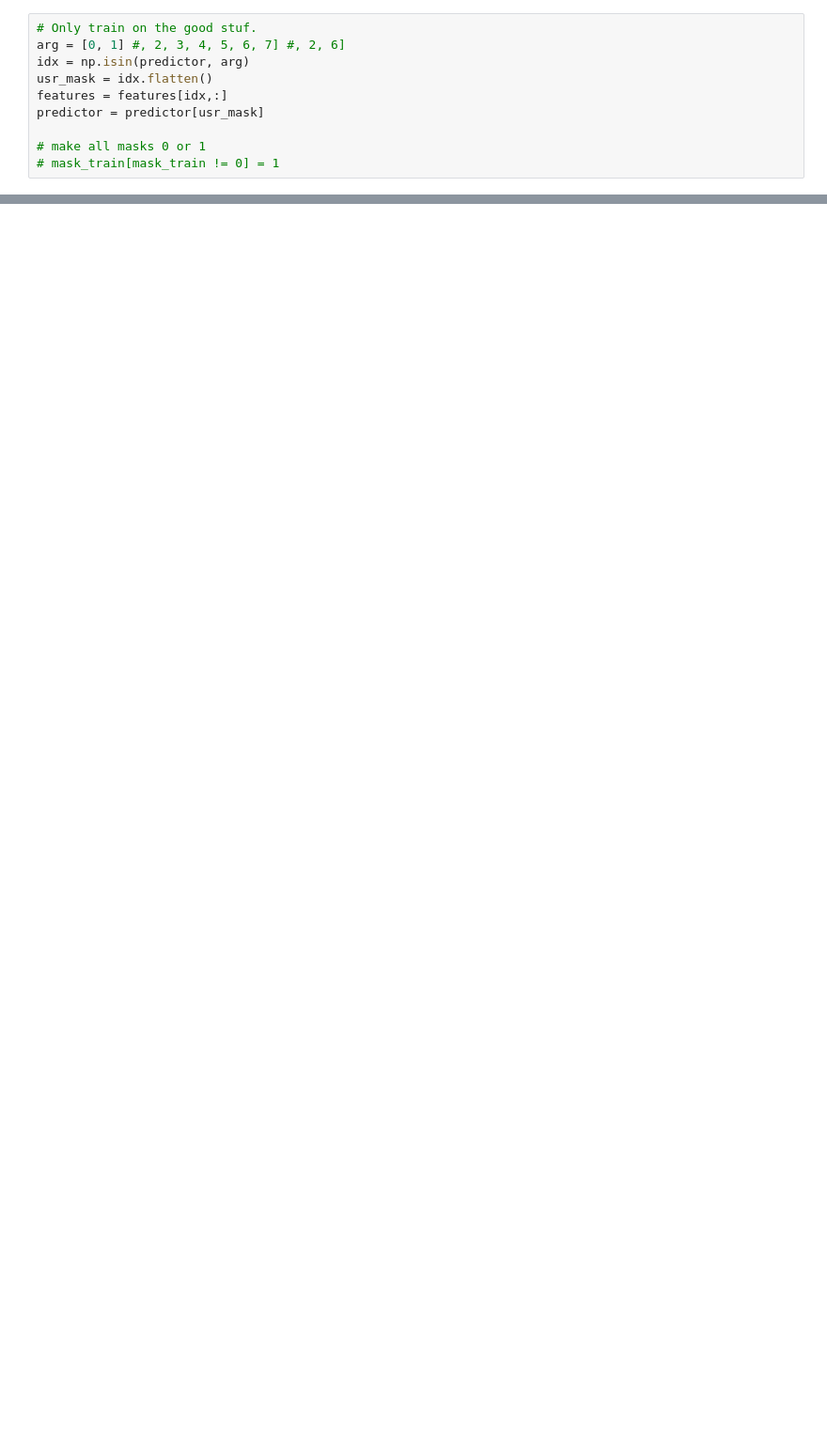
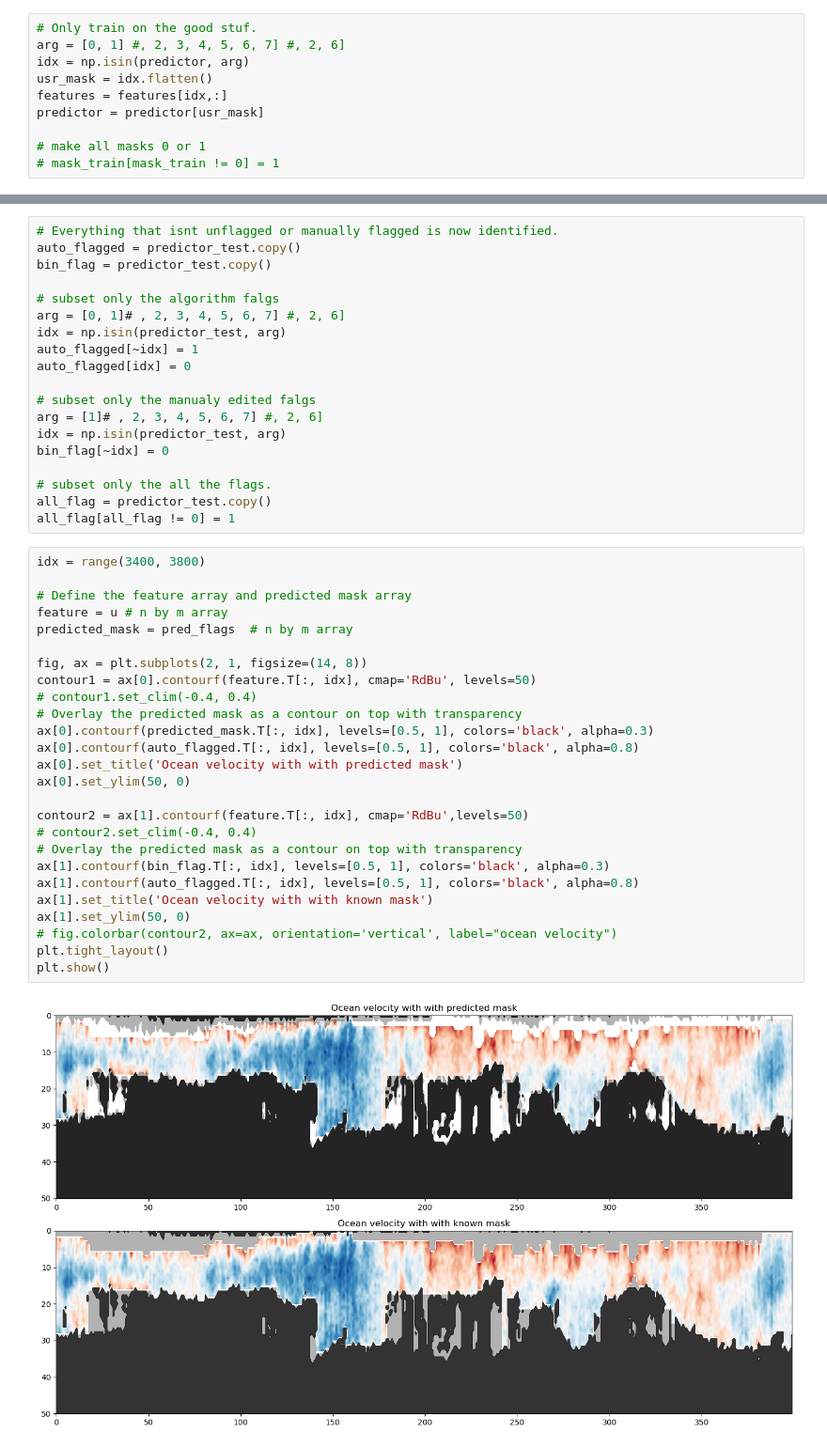
Before and after one commit to jamiesash/flag_model, a Jupyter notebook: bigdatalogh.ipynb, the cells around one changed output, grey strips where cells are left out. Shown at 94% size. Cells and saved outputs as stored; diff of their text form; blank space fills up the shorter version.

```diff
--- a/bigdatalogh.ipynb
+++ b/bigdatalogh.ipynb
@@ -77 +76,48 @@ predictor_test[predictor_test != 0] = 1
+# %%
+# Everything that isnt unflagged or manually flagged is now identified.
+auto_flagged = predictor_test.copy()
+bin_flag = predictor_test.copy()
+
+# subset only the algorithm falgs
+arg = [0, 1]# , 2, 3, 4, 5, 6, 7] #, 2, 6]
+idx = np.isin(predictor_test, arg)
+auto_flagged[~idx] = 1
+auto_flagged[idx] = 0
+
+# subset only the manualy edited falgs
+arg = [1]# , 2, 3, 4, 5, 6, 7] #, 2, 6]
+idx = np.isin(predictor_test, arg)
+bin_flag[~idx] = 0
+
+# subset only the all the flags.
+all_flag = predictor_test.copy()
+all_flag[all_flag != 0] = 1
+# %%
+idx = range(3400, 3800)
+
+# Define the feature array and predicted mask array
+feature = u # n by m array
+predicted_mask = pred_flags  # n by m array
+
+fig, ax = plt.subplots(2, 1, figsize=(14, 8))
+contour1 = ax[0].contourf(feature.T[:, idx], cmap='RdBu', levels=50)
+# contour1.set_clim(-0.4, 0.4)
+# Overlay the predicted mask as a contour on top with transparency
+ax[0].contourf(predicted_mask.T[:, idx], levels=[0.5, 1], colors='black', alpha=0.3)
+ax[0].contourf(auto_flagged.T[:, idx], levels=[0.5, 1], colors='black', alpha=0.8)
+ax[0].set_title('Ocean velocity with with predicted mask')
+ax[0].set_ylim(50, 0)
+
+contour2 = ax[1].contourf(feature.T[:, idx], cmap='RdBu',levels=50)
+# contour2.set_clim(-0.4, 0.4)
+# Overlay the predicted mask as a contour on top with transparency
+ax[1].contourf(bin_flag.T[:, idx], levels=[0.5, 1], colors='black', alpha=0.3)
+ax[1].contourf(auto_flagged.T[:, idx], levels=[0.5, 1], colors='black', alpha=0.8)
+ax[1].set_title('Ocean velocity with with known mask')
+ax[1].set_ylim(50, 0)
+# fig.colorbar(contour2, ax=ax, orientation='vertical', label="ocean velocity")
+plt.tight_layout()
+plt.show()
+# %% [output]
+[figure, added]
 # %%
```
Also changed, not shown: parts of 5 cells of this notebook.
